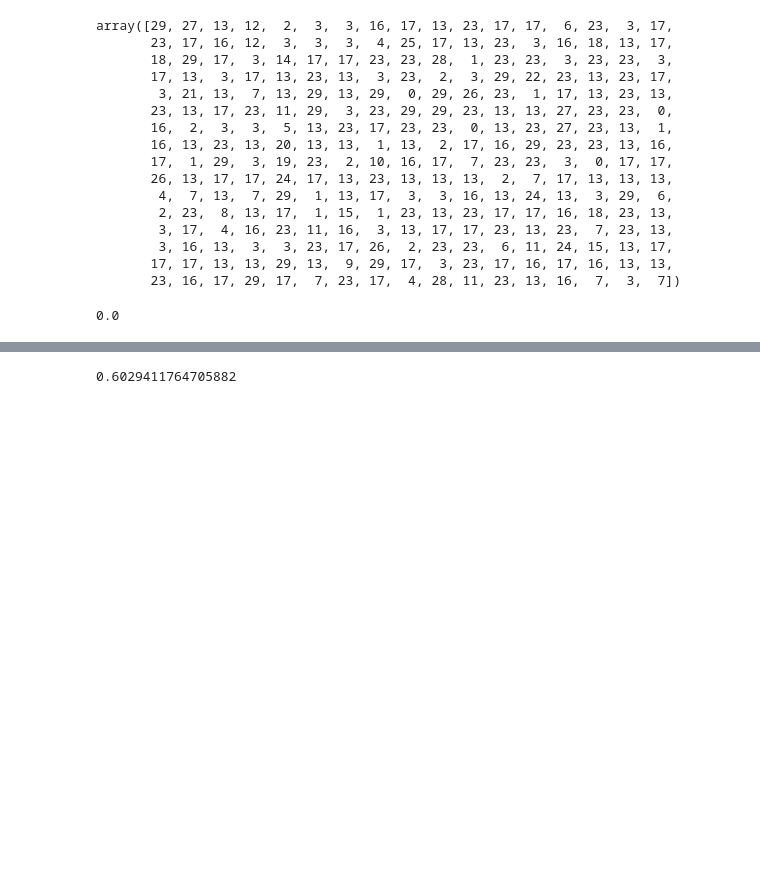
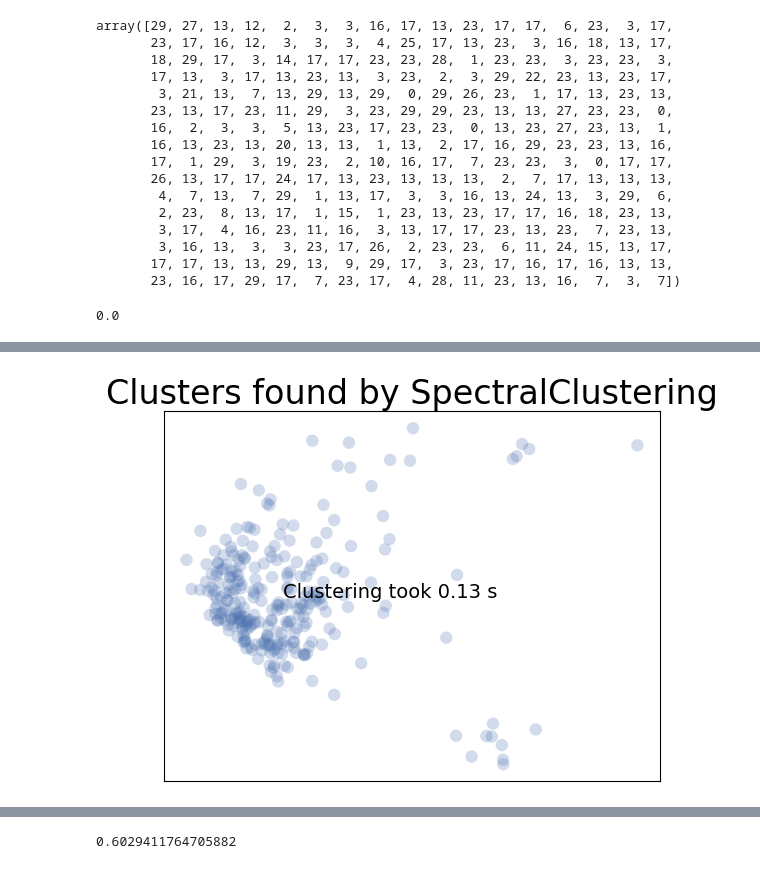
Before and after one commit to hoomanhonarvar/Leaves_Clustering, a Jupyter notebook: clustering.ipynb, the cells around one changed output, grey strips where cells are left out. Cells and saved outputs as stored; diff of their text form; code cells hidden in the pictures; blank space fills up the shorter version.

```diff
--- a/clustering.ipynb
+++ b/clustering.ipynb
@@ -245,0 +275,4 @@ accuracy_score(y_test, leaves_Kmeans.predict(X_test))
+# %%
+plot_clusters(X_train, cluster.SpectralClustering, (), {'n_clusters':30})
+# %% [output]
+[figure, added]
```
Also changed, not shown: parts of 9 cells of this notebook.
